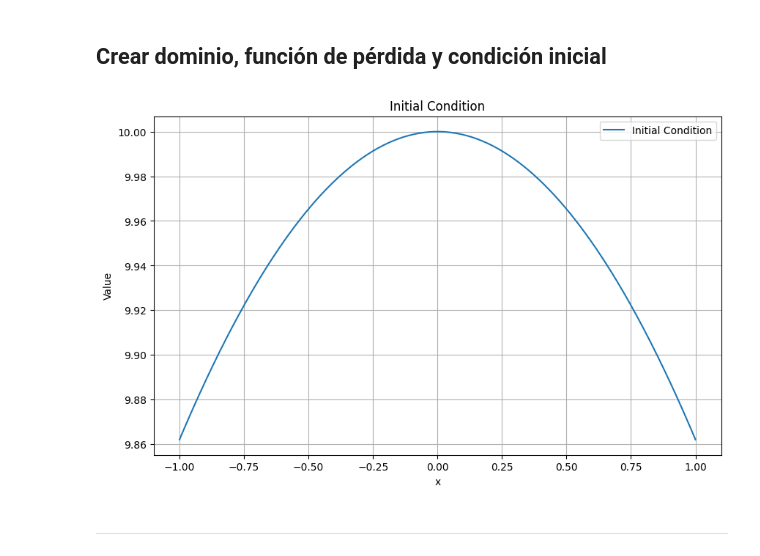
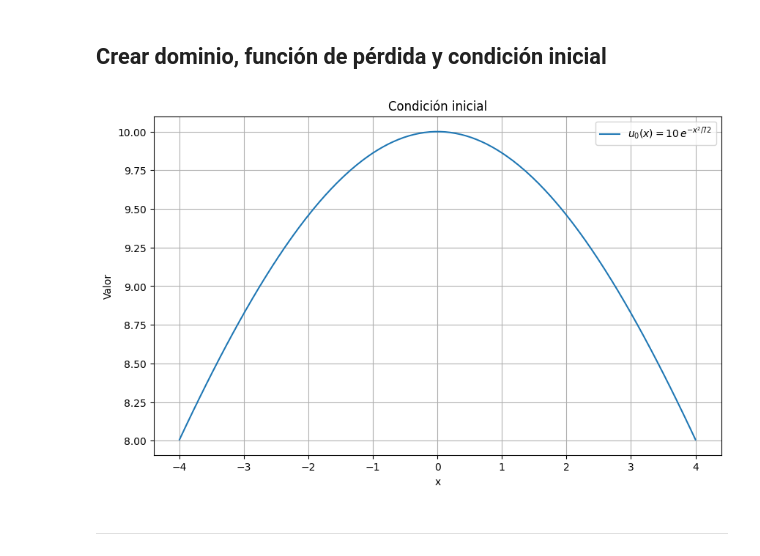
Before and after one commit to davidnfu0/NN_SPDEs, a Jupyter notebook: Código/heat_1d_paper.ipynb, the cells around one changed output. Saved outputs shown, nothing was run; the diff lists cells and outputs as text; code cells hidden in the pictures.

```diff
--- a/Código/heat_1d_paper.ipynb
+++ b/Código/heat_1d_paper.ipynb
@@ -27,9 +40,23 @@ ___
 # %% [markdown]
 ## Importar el Alpha Set
 # %%
+I, J, K, n, T, normals = 1, 50, 2, 100, 0.25, 100
+
 # Editar el nombre del archivo de datos si es particular
-filename = "files/alpha_set_I1_J50_K2_n100_T0.25.pkl"
+filename = f"files/alpha_set_I{I}_J{J}_K{K}_n{n}_T{T}_Normals{normals}.pkl"
 if not os.path.exists(filename):
     print(f"Primero se tiene que crear el archivo '{filename}'")
 else:
     alpha_set = pkl.load(open(filename, "rb"))
+    total_normals = len(alpha_set.normals)
+
+experiment_folder = f"heat_add_1d_I{I}_J{J}_K{K}_n{n}_T{T}_Normals{total_normals}"
+experiment_path = os.path.join(main_path, experiment_folder)
+os.makedirs(experiment_path, exist_ok=True)
+main_path = main_path + experiment_folder + "/"
+dest_filename = os.path.join(main_path, os.path.basename(filename))
+if not os.path.exists(dest_filename):
+    os.rename(filename, dest_filename)
+    print(f"Archivo '{filename}' movido a '{dest_filename}'")
+else:
+    print(f"El archivo '{dest_filename}' ya existe en la ubicación destino.")
@@ -43,22 +72,23 @@ np.random.seed(97)
 space_domain = np.random.normal(size=(1, 100))[0]
 # %%
 def initial_condition(x: torch.Tensor) -> torch.Tensor:
-    return 10 * torch.exp(-x**2 / 72)
+    return 10 * torch.exp(-(x**2) / 72)
 
 
 # Visualizar la condición inicial
 plt.figure(figsize=(10, 6))
-x = torch.linspace(-1, 1, 100).reshape(-1, 1)
-y = initial_condition(x)
-plt.plot(x, y, label="Initial Condition")
-plt.title("Initial Condition")
+x = np.linspace(-4, 4, 100)
+y = initial_condition(torch.tensor(x, dtype=torch.float32)).numpy()
+plt.plot(x, y, label=r"$u_0(x) = 10\, e^{-x^2/72}$")
+plt.title("Condición inicial")
 plt.xlabel("x")
-plt.ylabel("Value")
+plt.ylabel("Valor")
 plt.grid()
 plt.legend()
+plt.savefig(main_path + "initial_condition_heat_1d_paper.pdf")
 plt.show()
 # %% [output]
-[figure, old version]
+[figure, new version]
 # %%
 def loss_function(model, space_domain, initial_condition):
     """
```
Also changed, not shown: parts of 14 cells of this notebook, 5 other files.
